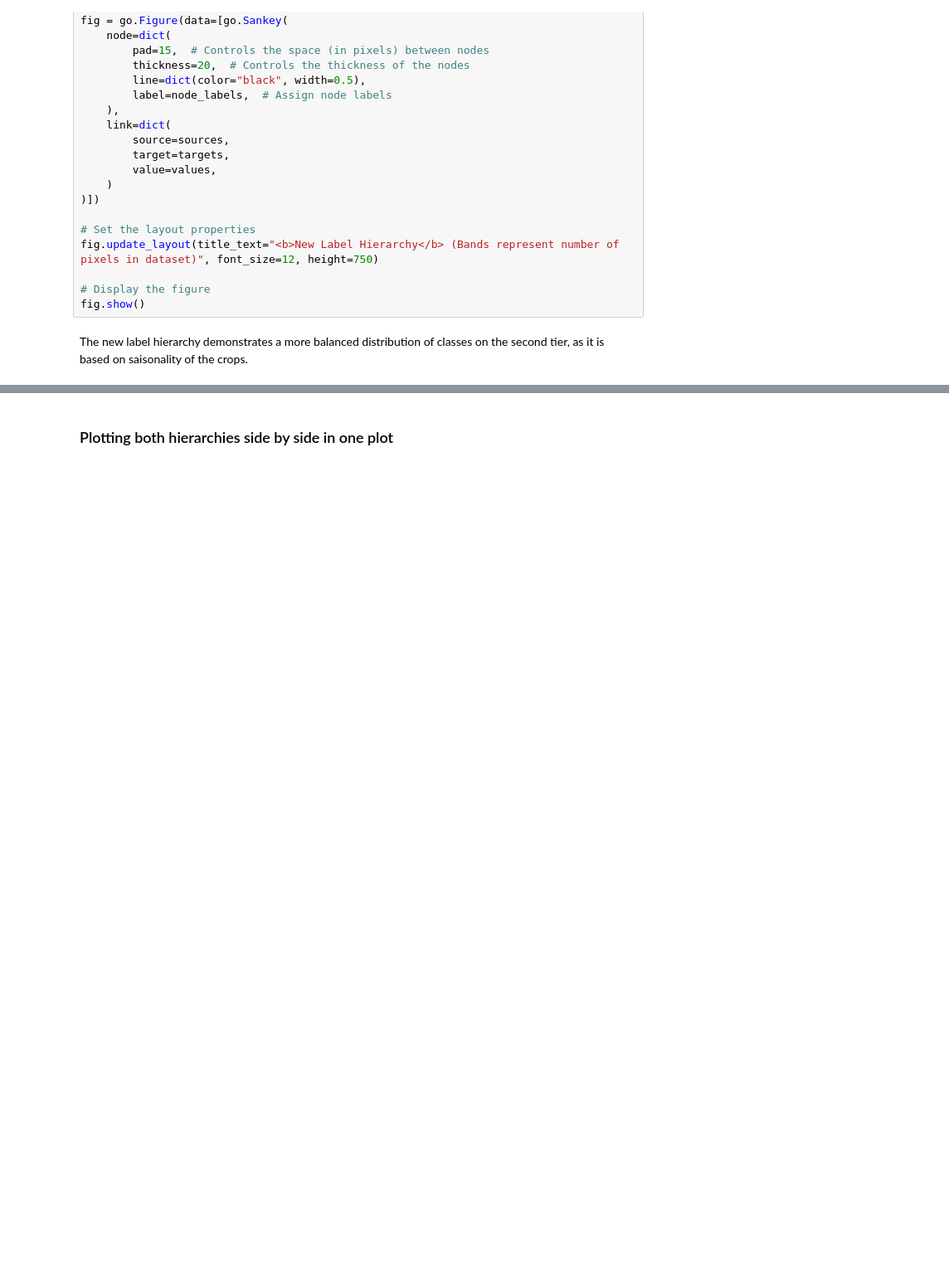
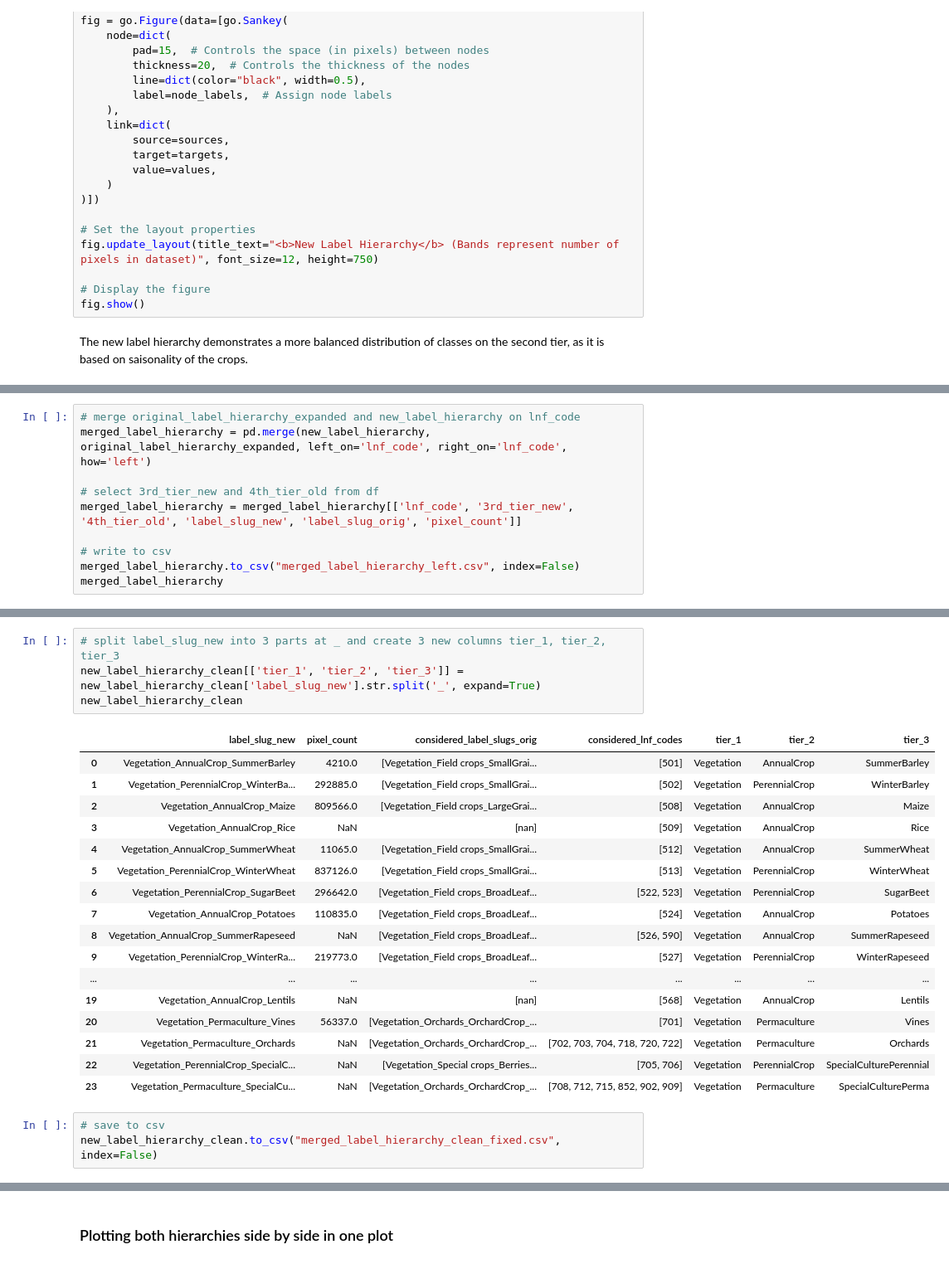
Before and after one commit to Satellite-Based-Crop-Classification/messis, a Jupyter notebook: archive/explore_züri_crop.ipynb, the cells around one changed output, grey strips where cells are left out. Shown at 83% size. Saved outputs shown, nothing was run; the diff lists cells and outputs as text; blank space fills up the shorter version.

```diff
--- a/archive/explore_züri_crop.ipynb
+++ b/archive/explore_züri_crop.ipynb
@@ -1123,0 +1129,10 @@ The new label hierarchy demonstrates a more balanced distribution of classes on
+# %%
+# merge original_label_hierarchy_expanded and new_label_hierarchy on lnf_code
+merged_label_hierarchy = pd.merge(new_label_hierarchy, original_label_hierarchy_expanded, left_on='lnf_code', right_on='lnf_code', how='left')
+
+# select 3rd_tier_new and 4th_tier_old from df
+merged_label_hierarchy = merged_label_hierarchy[['lnf_code', '3rd_tier_new', '4th_tier_old', 'label_slug_new', 'label_slug_orig', 'pixel_count']]
+
+# write to csv
+merged_label_hierarchy.to_csv("merged_label_hierarchy_left.csv", index=False)
+merged_label_hierarchy
@@ -1123,0 +1245,25 @@ The new label hierarchy demonstrates a more balanced distribution of classes on
+# %%
+# split label_slug_new into 3 parts at _ and create 3 new columns tier_1, tier_2, tier_3
+new_label_hierarchy_clean[['tier_1', 'tier_2', 'tier_3']] = new_label_hierarchy_clean['label_slug_new'].str.split('_', expand=True)
+new_label_hierarchy_clean
+# %% [output]
+|  | label_slug_new | pixel_count | considered_label_slugs_orig | considered_lnf_codes | tier_1 | tier_2 | tier_3 |
+| 0 | Vegetation_AnnualCrop_SummerBarley | 4210.0 | [Vegetation_Field crops_SmallGrai... | [501] | Vegetation | AnnualCrop | SummerBarley |
+| 1 | Vegetation_PerennialCrop_WinterBa... | 292885.0 | [Vegetation_Field crops_SmallGrai... | [502] | Vegetation | PerennialCrop | WinterBarley |
+| 2 | Vegetation_AnnualCrop_Maize | 809566.0 | [Vegetation_Field crops_LargeGrai... | [508] | Vegetation | AnnualCrop | Maize |
+| 3 | Vegetation_AnnualCrop_Rice | NaN | [nan] | [509] | Vegetation | AnnualCrop | Rice |
+| 4 | Vegetation_AnnualCrop_SummerWheat | 11065.0 | [Vegetation_Field crops_SmallGrai... | [512] | Vegetation | AnnualCrop | SummerWheat |
+| 5 | Vegetation_PerennialCrop_WinterWheat | 837126.0 | [Vegetation_Field crops_SmallGrai... | [513] | Vegetation | PerennialCrop | WinterWheat |
+| 6 | Vegetation_PerennialCrop_SugarBeet | 296642.0 | [Vegetation_Field crops_BroadLeaf... | [522, 523] | Vegetation | PerennialCrop | SugarBeet |
+| 7 | Vegetation_AnnualCrop_Potatoes | 110835.0 | [Vegetation_Field crops_BroadLeaf... | [524] | Vegetation | AnnualCrop | Potatoes |
+| 8 | Vegetation_AnnualCrop_SummerRapeseed | NaN | [Vegetation_Field crops_BroadLeaf... | [526, 590] | Vegetation | AnnualCrop | SummerRapeseed |
+| 9 | Vegetation_PerennialCrop_WinterRa... | 219773.0 | [Vegetation_Field crops_BroadLeaf... | [527] | Vegetation | PerennialCrop | WinterRapeseed |
+| ... | ... | ... | ... | ... | ... | ... | ... |
+| 19 | Vegetation_AnnualCrop_Lentils | NaN | [nan] | [568] | Vegetation | AnnualCrop | Lentils |
+| 20 | Vegetation_Permaculture_Vines | 56337.0 | [Vegetation_Orchards_OrchardCrop_... | [701] | Vegetation | Permaculture | Vines |
+| 21 | Vegetation_Permaculture_Orchards | NaN | [Vegetation_Orchards_OrchardCrop_... | [702, 703, 704, 718, 720, 722] | Vegetation | Permaculture | Orchards |
+| 22 | Vegetation_PerennialCrop_SpecialC... | NaN | [Vegetation_Special crops_Berries... | [705, 706] | Vegetation | PerennialCrop | SpecialCulturePerennial |
+| 23 | Vegetation_Permaculture_SpecialCu... | NaN | [Vegetation_Orchards_OrchardCrop_... | [708, 712, 715, 852, 902, 909] | Vegetation | Permaculture | SpecialCulturePerma |
+# %%
+# save to csv
+new_label_hierarchy_clean.to_csv("merged_label_hierarchy_clean_fixed.csv", index=False)
```
Also changed, not shown: parts of 16 cells of this notebook, 3 other files.
